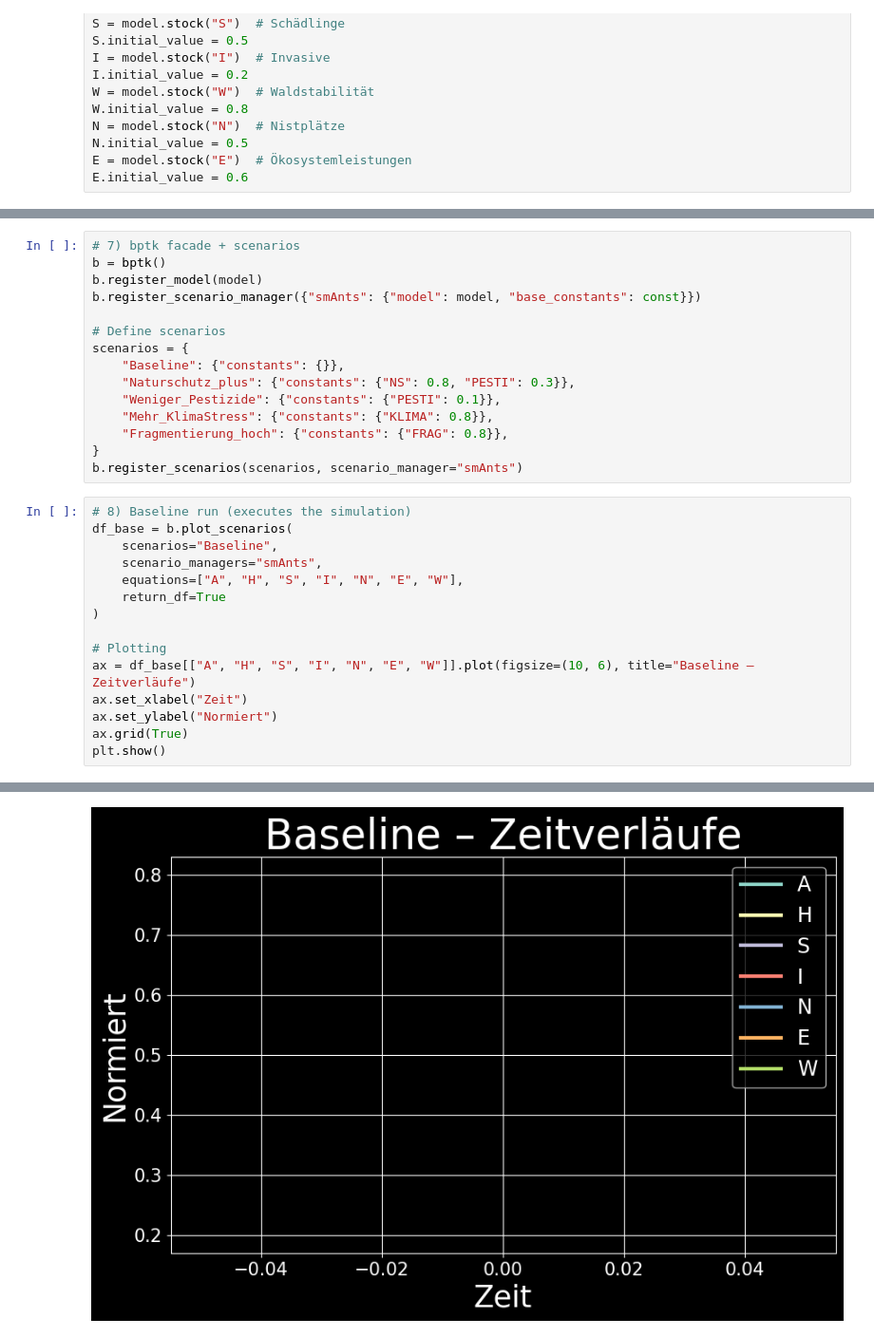
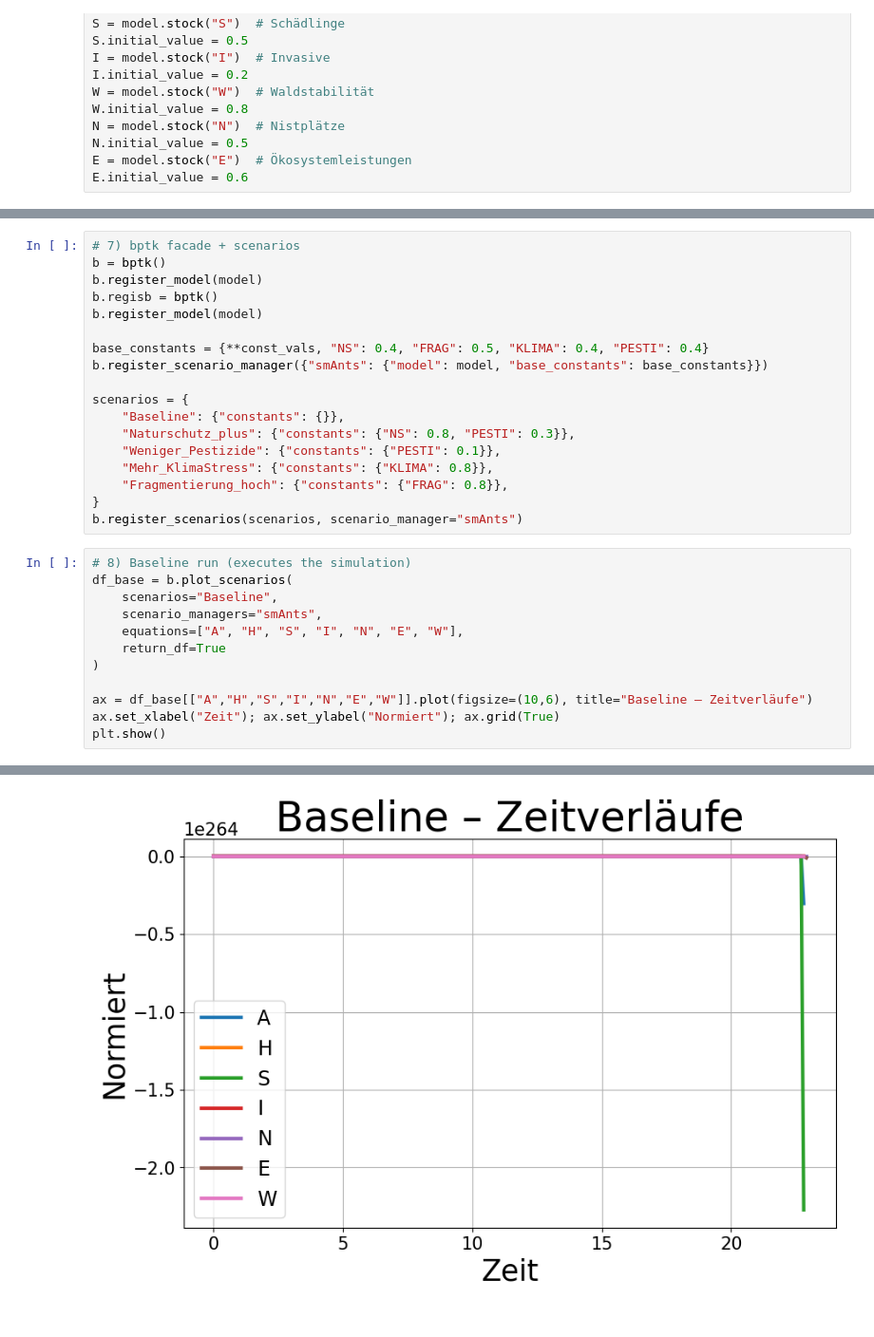
Before and after one commit to c4-hash/mss_ameisen, a Jupyter notebook: Ameisen_SD_BPTK.ipynb, the cells around one changed output, grey strips where cells are left out. Shown at 95% size. Drawn from its saved outputs; the diff is of its cells as text.

```diff
--- a/Ameisen_SD_BPTK.ipynb
+++ b/Ameisen_SD_BPTK.ipynb
@@ -90,9 +87,12 @@ E.equation = dE
 # 7) bptk facade + scenarios
 b = bptk()
 b.register_model(model)
-b.register_scenario_manager({"smAnts": {"model": model, "base_constants": const}})
+b.regisb = bptk()
+b.register_model(model)
 
-# Define scenarios
+base_constants = {**const_vals, "NS": 0.4, "FRAG": 0.5, "KLIMA": 0.4, "PESTI": 0.4}
+b.register_scenario_manager({"smAnts": {"model": model, "base_constants": base_constants}})
+
 scenarios = {
     "Baseline": {"constants": {}},
     "Naturschutz_plus": {"constants": {"NS": 0.8, "PESTI": 0.3}},
@@ -110,10 +110,7 @@ df_base = b.plot_scenarios(
     return_df=True
 )
 
-# Plotting
-ax = df_base[["A", "H", "S", "I", "N", "E", "W"]].plot(figsize=(10, 6), title="Baseline – Zeitverläufe")
-ax.set_xlabel("Zeit")
-ax.set_ylabel("Normiert")
-ax.grid(True)
+ax = df_base[["A","H","S","I","N","E","W"]].plot(figsize=(10,6), title="Baseline – Zeitverläufe")
+ax.set_xlabel("Zeit"); ax.set_ylabel("Normiert"); ax.grid(True)
 plt.show()
 # %% [output]
@@ -137 +117 @@ NameError: name 'xiE' is not defined
-[figure, old version]
+[figure, new version]
```
Also changed, not shown: parts of 5 cells of this notebook.
